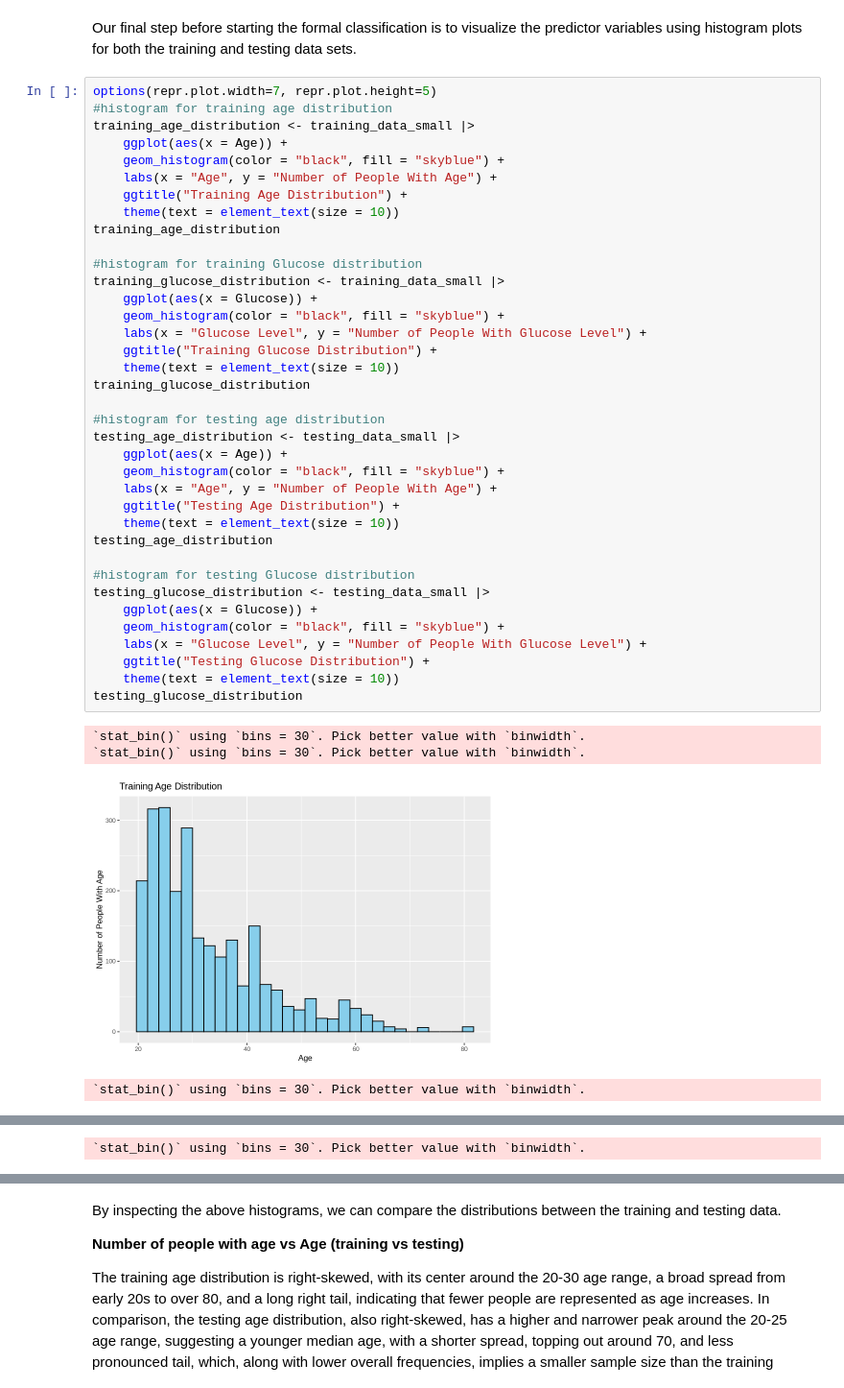
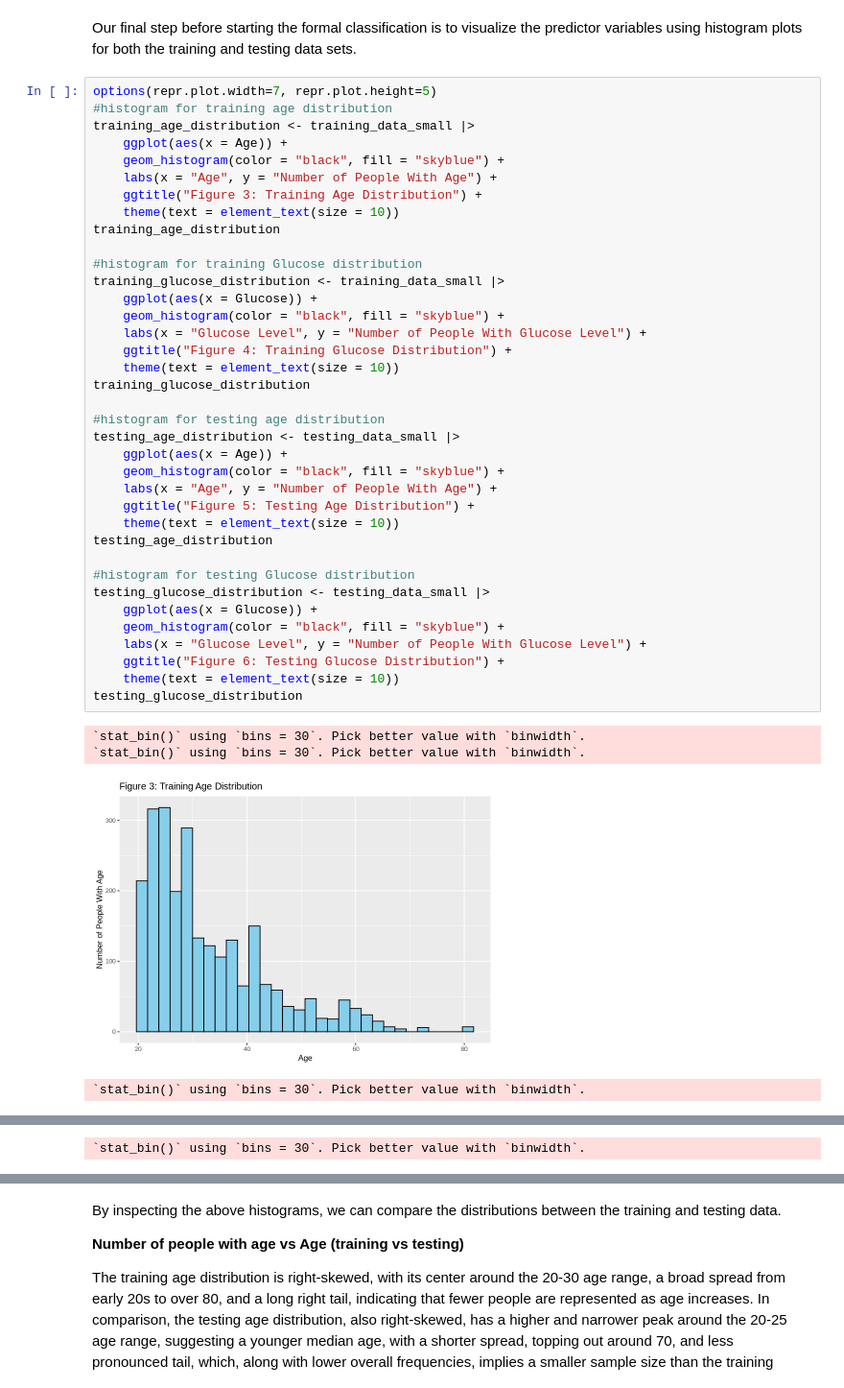
Before and after one commit to nityag11/DSCI-100-group17-project, a Jupyter notebook: Projectv2.ipynb, the cells around one changed output, grey strips where cells are left out. Shown at 96% size. Drawn from its saved outputs; the diff is of its cells as text.

```diff
--- a/Projectv2.ipynb
+++ b/Projectv2.ipynb
@@ -263,38 +273,38 @@ training_age_distribution <- training_data_small |>
     ggplot(aes(x = Age)) +
     geom_histogram(color = "black", fill = "skyblue") +
     labs(x = "Age", y = "Number of People With Age") +
-    ggtitle("Training Age Distribution") +
+    ggtitle("Figure 3: Training Age Distribution") +
     theme(text = element_text(size = 10))
 training_age_distribution
 
 #histogram for training Glucose distribution
 training_glucose_distribution <- training_data_small |>
     ggplot(aes(x = Glucose)) +
     geom_histogram(color = "black", fill = "skyblue") +
     labs(x = "Glucose Level", y = "Number of People With Glucose Level") +
-    ggtitle("Training Glucose Distribution") +
+    ggtitle("Figure 4: Training Glucose Distribution") +
     theme(text = element_text(size = 10))
 training_glucose_distribution
 
 #histogram for testing age distribution
 testing_age_distribution <- testing_data_small |>
     ggplot(aes(x = Age)) +
     geom_histogram(color = "black", fill = "skyblue") +
     labs(x = "Age", y = "Number of People With Age") +
-    ggtitle("Testing Age Distribution") +
+    ggtitle("Figure 5: Testing Age Distribution") +
     theme(text = element_text(size = 10))
 testing_age_distribution
 
 #histogram for testing Glucose distribution
 testing_glucose_distribution <- testing_data_small |>
     ggplot(aes(x = Glucose)) +
     geom_histogram(color = "black", fill = "skyblue") +
     labs(x = "Glucose Level", y = "Number of People With Glucose Level") +
-    ggtitle("Testing Glucose Distribution") +
+    ggtitle("Figure 6: Testing Glucose Distribution") +
     theme(text = element_text(size = 10))
 testing_glucose_distribution
 # %% [output]
 `stat_bin()` using `bins = 30`. Pick better value with `binwidth`.
 `stat_bin()` using `bins = 30`. Pick better value with `binwidth`.
-[figure, old version]
+[figure, new version]
 `stat_bin()` using `bins = 30`. Pick better value with `binwidth`.
```
Also changed, not shown: parts of 3 cells of this notebook.
